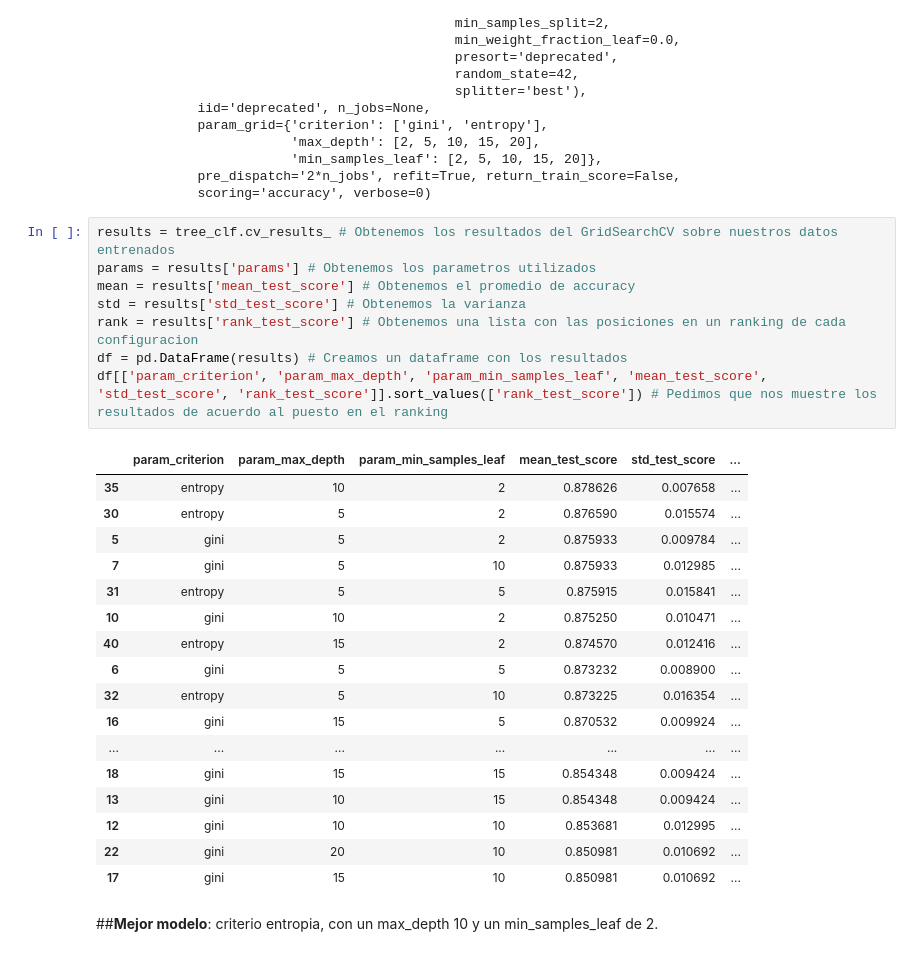
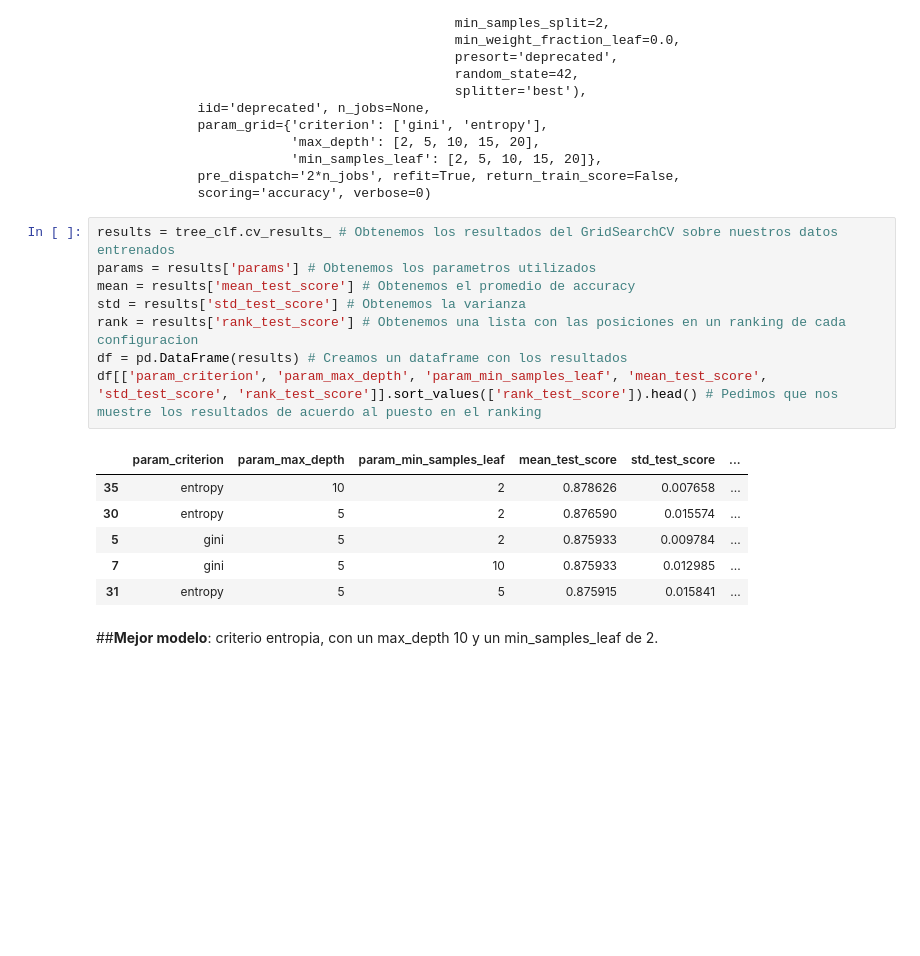
Before and after one commit to fnbellomo/DiploDatos2021, a Jupyter notebook: 03_IntroAprendizajeAutomatico/Aprendizaje_Autom_Lab_2.ipynb, the cells around one changed output. Drawn from its saved outputs; the diff is of its cells as text; blank space fills up the shorter version.

```diff
--- a/03_IntroAprendizajeAutomatico/Aprendizaje_Autom_Lab_2.ipynb
+++ b/03_IntroAprendizajeAutomatico/Aprendizaje_Autom_Lab_2.ipynb
@@ -514,29 +514,18 @@ GridSearchCV(cv=5, error_score=nan,
 # %%
 results = tree_clf.cv_results_ # Obtenemos los resultados del GridSearchCV sobre nuestros datos entrenados
 params = results['params'] # Obtenemos los parametros utilizados
 mean = results['mean_test_score'] # Obtenemos el promedio de accuracy
 std = results['std_test_score'] # Obtenemos la varianza
 rank = results['rank_test_score'] # Obtenemos una lista con las posiciones en un ranking de cada configuracion
 df = pd.DataFrame(results) # Creamos un dataframe con los resultados
-df[['param_criterion', 'param_max_depth', 'param_min_samples_leaf', 'mean_test_score', 'std_test_score', 'rank_test_score']].sort_values(['rank_test_score']) # Pedimos que nos muestre los resultados de acuerdo al puesto en el ranking
+df[['param_criterion', 'param_max_depth', 'param_min_samples_leaf', 'mean_test_score', 'std_test_score', 'rank_test_score']].sort_values(['rank_test_score']).head() # Pedimos que nos muestre los resultados de acuerdo al puesto en el ranking
 # %% [output]
 |  | param_criterion | param_max_depth | param_min_samples_leaf | mean_test_score | std_test_score | ... |
 | 35 | entropy | 10 | 2 | 0.878626 | 0.007658 | ... |
 | 30 | entropy | 5 | 2 | 0.876590 | 0.015574 | ... |
 | 5 | gini | 5 | 2 | 0.875933 | 0.009784 | ... |
 | 7 | gini | 5 | 10 | 0.875933 | 0.012985 | ... |
 | 31 | entropy | 5 | 5 | 0.875915 | 0.015841 | ... |
-| 10 | gini | 10 | 2 | 0.875250 | 0.010471 | ... |
-| 40 | entropy | 15 | 2 | 0.874570 | 0.012416 | ... |
-| 6 | gini | 5 | 5 | 0.873232 | 0.008900 | ... |
-| 32 | entropy | 5 | 10 | 0.873225 | 0.016354 | ... |
-| 16 | gini | 15 | 5 | 0.870532 | 0.009924 | ... |
-| ... | ... | ... | ... | ... | ... | ... |
-| 18 | gini | 15 | 15 | 0.854348 | 0.009424 | ... |
-| 13 | gini | 10 | 15 | 0.854348 | 0.009424 | ... |
-| 12 | gini | 10 | 10 | 0.853681 | 0.012995 | ... |
-| 22 | gini | 20 | 10 | 0.850981 | 0.010692 | ... |
-| 17 | gini | 15 | 10 | 0.850981 | 0.010692 | ... |
 # %% [markdown]
 ##**Mejor modelo**: criterio entropia, con un max_depth 10 y un min_samples_leaf de 2.
 # %%
```
